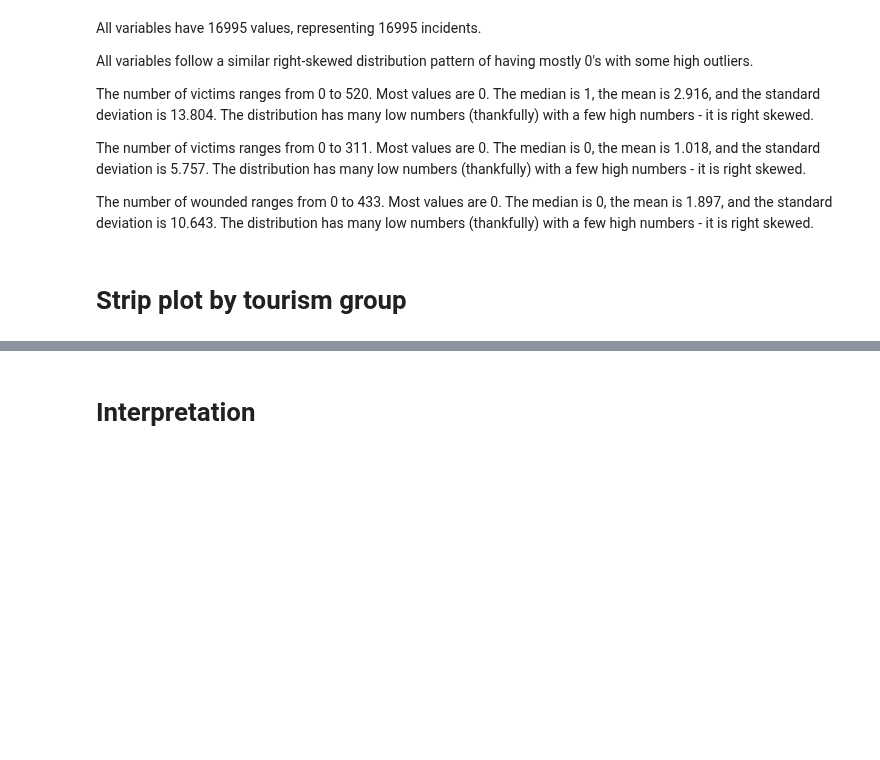
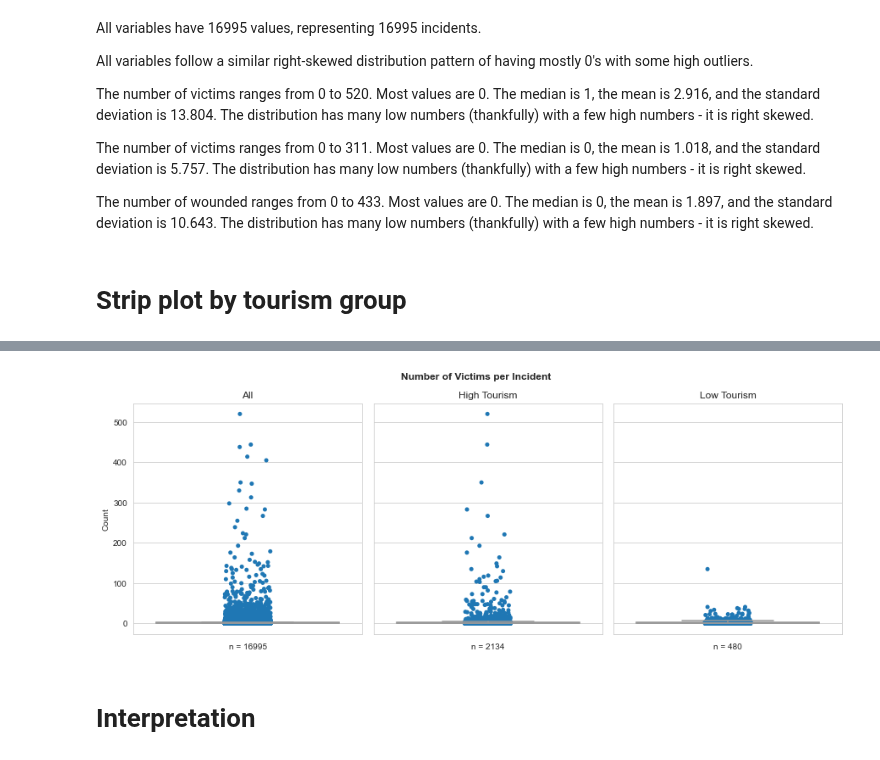
Before and after one commit to brooke-l-hawkins/milestone-i-project, a Jupyter notebook: code/visualize-distribution-casualties-per-incident.ipynb, the cells around one changed output, grey strips where cells are left out. Cells and saved outputs as stored; diff of their text form; code cells hidden in the pictures; blank space fills up the shorter version.

```diff
--- a/code/visualize-distribution-casualties-per-incident.ipynb
+++ b/code/visualize-distribution-casualties-per-incident.ipynb
@@ -100,3 +106,7 @@ plot_strip_plot('nvictim')
+# %%
+plot_strip_plot('nvictim', add_box_plot=True)
+# %% [output]
+[figure, added]
 # %% [markdown]
 # Interpretation
 # %%
```
Also changed, not shown: parts of 2 cells of this notebook.
